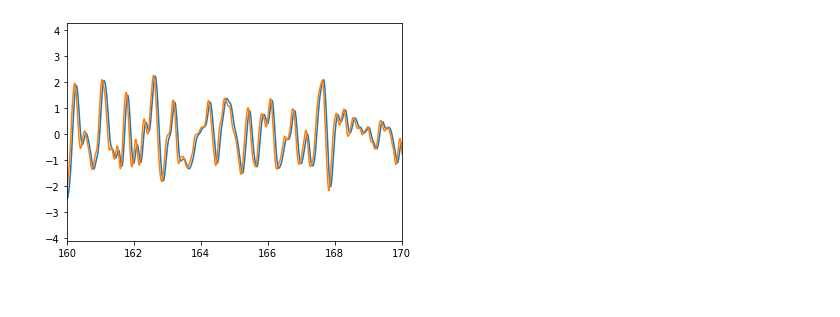
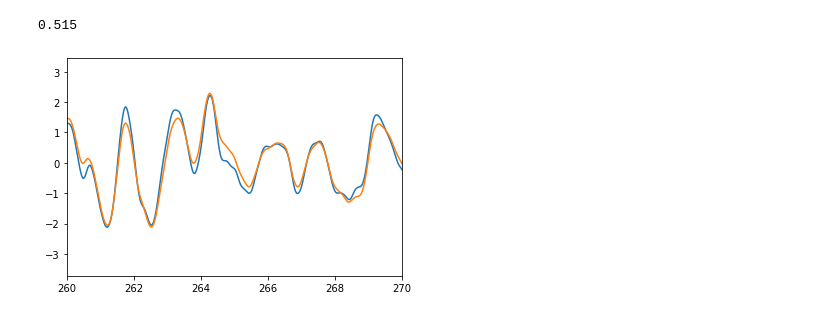
Before and after one commit to llincooi/retina_python, a Jupyter notebook: Fake_Spike_Model.ipynb, the cells around one changed output. Saved outputs shown, nothing was run; the diff lists cells and outputs as text; code cells hidden in the pictures.

```diff
--- a/Fake_Spike_Model.ipynb
+++ b/Fake_Spike_Model.ipynb
@@ -77,20 +77,22 @@ def PIfunc(r, x, v, dt, window):
 Tot=300
 dt=0.01
 T=np.arange(dt,Tot,dt)
-tau=1
+tau=0.5
 D = 4
 L=np.zeros(len(T))
 mu, sigma = 0, 1
 for i in range(len(T)-1):
-    L[i+1]=L[i]*(0.5-dt/tau)+math.sqrt(D*dt)*np.random.normal(mu,sigma)
+    L[i+1]=L[i]*(1-dt/tau)+math.sqrt(D*dt)*np.random.normal(mu,sigma)
 
 # filtering for OUSmoothed
-cutoffFreq = 2
+cutoffFreq = 1
 b, a = signal.butter(2, 2*cutoffFreq*dt, btype='low', analog=False)
 x = signal.filtfilt(b, a, L)
-#v = ndimage.gaussian_filter1d(x, sigma=1, order=1, mode='wrap') / dt
-#x =L
-v = np.diff(x)/dt
-x=x[1:]
-v=v[0:] #cut ends.  V(n) = X(n) -X(n-1)
-T=T[1:]
+v = ndimage.gaussian_filter1d(x, sigma=1, order=1, mode='wrap') / dt
+#v = np.diff(x)/dt
+x=x[1:-1]
+v=v[1:-1] #cut ends.  V(n) = X(n) -X(n-1)
+T=T[1:-1]
+plt.plot(T,L[1:-1], 'm-')
+plt.plot(T,x, 'r-')
+plt.xlim(150,160)
@@ -105,38 +102,50 @@ plt.xlim(1600,5000)
+# %%
+
+x_cor = np.correlate(x, x, "same")
+x_cor = x_cor[int((len(x_cor)+1)/2):]
+t_cor = (np.where(x_cor < 0.5*x_cor[0])[0][0]-0.5)*dt
+t_cor
+# %% [output]
+0.515
 # %%
 ##response
 # Model one: simple estimation
-deltaT = 0.5
+deltaT =0.5
 r1 = x+v*deltaT
 
 # Model Two: negative group delay
-#following paremeters match x+v*0.5s
-alpha = 60.
-beta =  2
-K = 30.
-g = 30.
+# #following paremeters match x+v*0.5s
+# alpha = 60.
+# beta =  2
+# K = 30.
+# g = 30.
 #following paremeters match x+v*2s
 # alpha = 19.9
 # beta =  0.62
 # K = 10
 # g = 30
+alpha = 20.
+beta =  1
+K = 20.
+g = 30.
 y=np.zeros(len(T))
 z=np.zeros(len(T))
 for j in range(len(T)-1):
     dy=dt*(-alpha*y[j]+K*(x[j]-z[j]))
     dz=dt*(-beta*z[j]+g*y[j])
     y[j+1]=y[j]+dy
     z[j+1]=z[j]+dz
 
 y= y/np.std(y)
 r1= r1/np.std(r1)
 plt.plot(T,y)
 plt.plot(T,r1)
-plt.xlim(160,170)
+plt.xlim(260,270)
 
 #Chose which one to be response
 r = r1
 # %% [output]
-[figure, old version]
+[figure, new version]
 # %%
 #assign states
 edges = np.append(min(r), np.array([np.std(r),2*np.std(r),3*np.std(r)])+np.mean(r));
```
Also changed, not shown: parts of 9 cells of this notebook, 4 other files.
